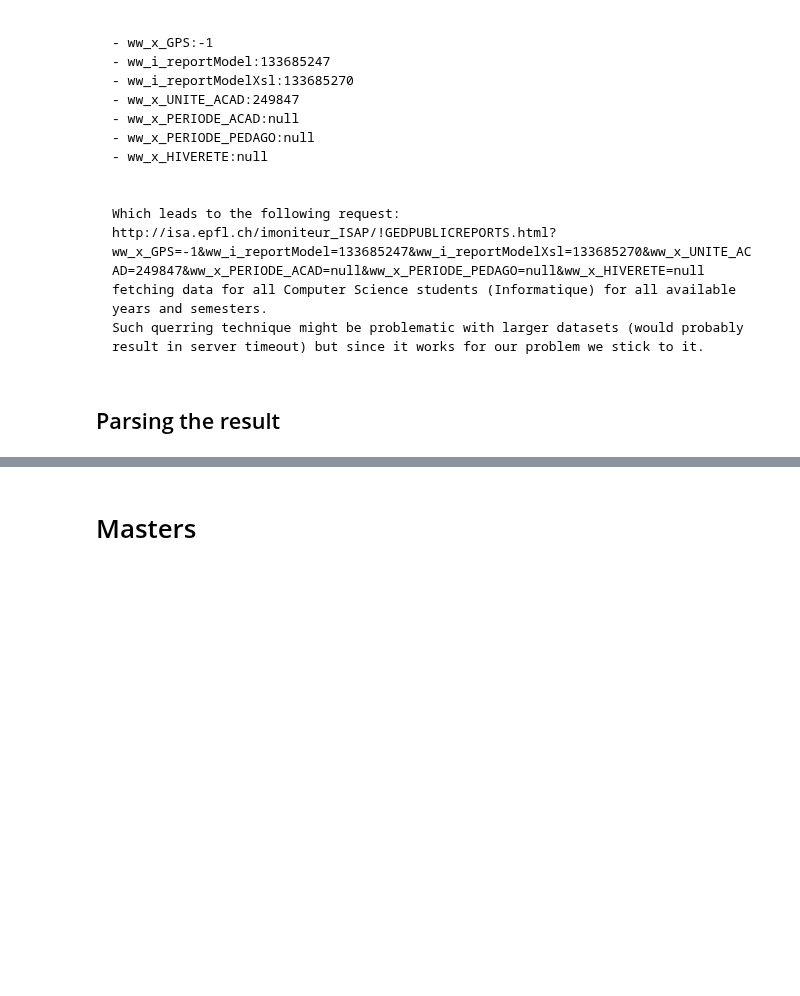
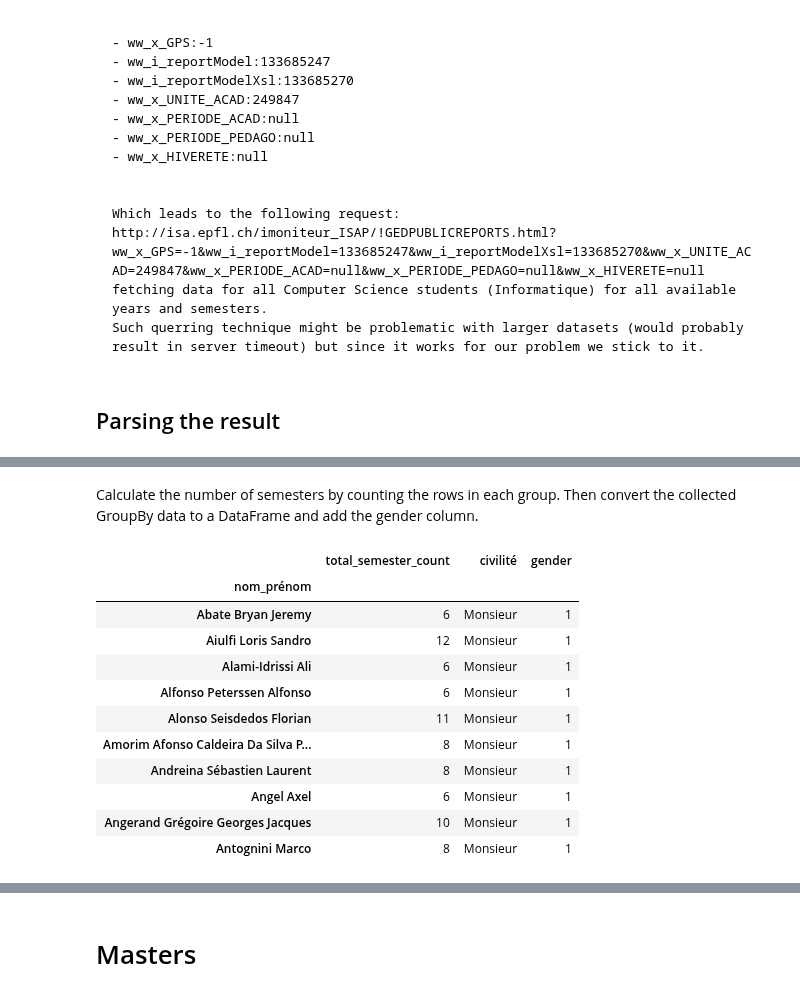
Before and after one commit to PaluchowskiMatthew/ADA-Kepler, a Jupyter notebook: 03 - Data from the Web/Get the data.ipynb, the cells around one changed output, grey strips where cells are left out. Drawn from its saved outputs; the diff is of its cells as text; code cells hidden in the pictures; blank space fills up the shorter version.

```diff
--- a/03 - Data from the Web/Get the data.ipynb
+++ b/03 - Data from the Web/Get the data.ipynb
@@ -166,3 +209,23 @@ by_name.first()
+# %% [markdown]
+Calculate the number of semesters by counting the rows in each group. Then convert the collected GroupBy data to a DataFrame and add the gender column.
+# %%
+bachelor_total = pd.DataFrame(pruned_bachelor.size().rename('total_semester_count'))
+bachelor_total['civilité'] = bachelor_total.index.map(lambda x: bachelor_df[bachelor_df['nom_prénom'] == str(x)].civilité.unique()[0])
+bachelor_total['gender'] = bachelor_total.apply(is_men, axis=1)
+bachelor_total.head(10)
+# %% [output]
+|  | total_semester_count | civilité | gender |
+| nom_prénom |  |  |  |
+| Abate Bryan Jeremy | 6 | Monsieur | 1 |
+| Aiulfi Loris Sandro | 12 | Monsieur | 1 |
+| Alami-Idrissi Ali | 6 | Monsieur | 1 |
+| Alfonso Peterssen Alfonso | 6 | Monsieur | 1 |
+| Alonso Seisdedos Florian | 11 | Monsieur | 1 |
+| Amorim Afonso Caldeira Da Silva P... | 8 | Monsieur | 1 |
+| Andreina Sébastien Laurent | 8 | Monsieur | 1 |
+| Angel Axel | 6 | Monsieur | 1 |
+| Angerand Grégoire Georges Jacques | 10 | Monsieur | 1 |
+| Antognini Marco | 8 | Monsieur | 1 |
 # %%
 # Warning. We are not EPFL students so it is extermly hard for us to tell how IS-Academia system really works.
 # We assume that in order to consider bachelor studies to be completed student has to be registered for
```
Also changed, not shown: parts of 18 cells of this notebook.
